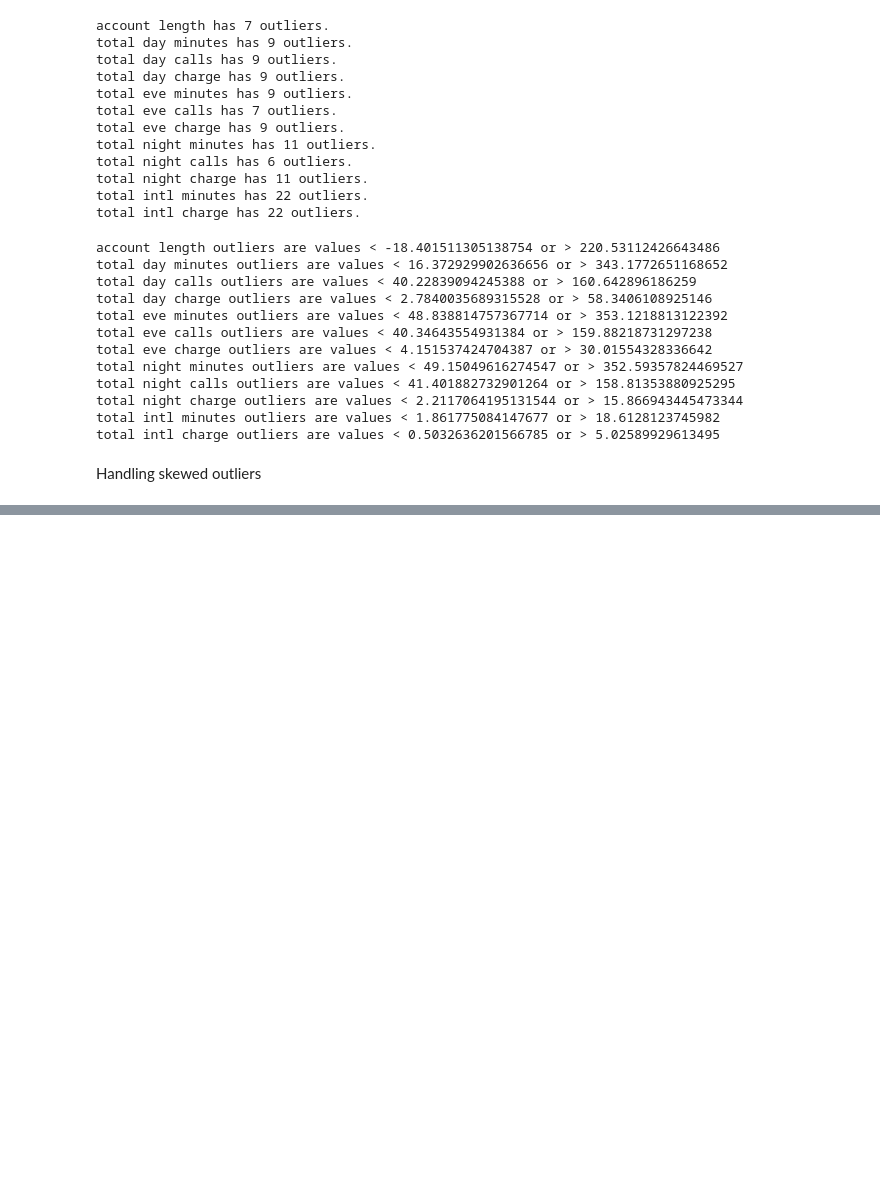
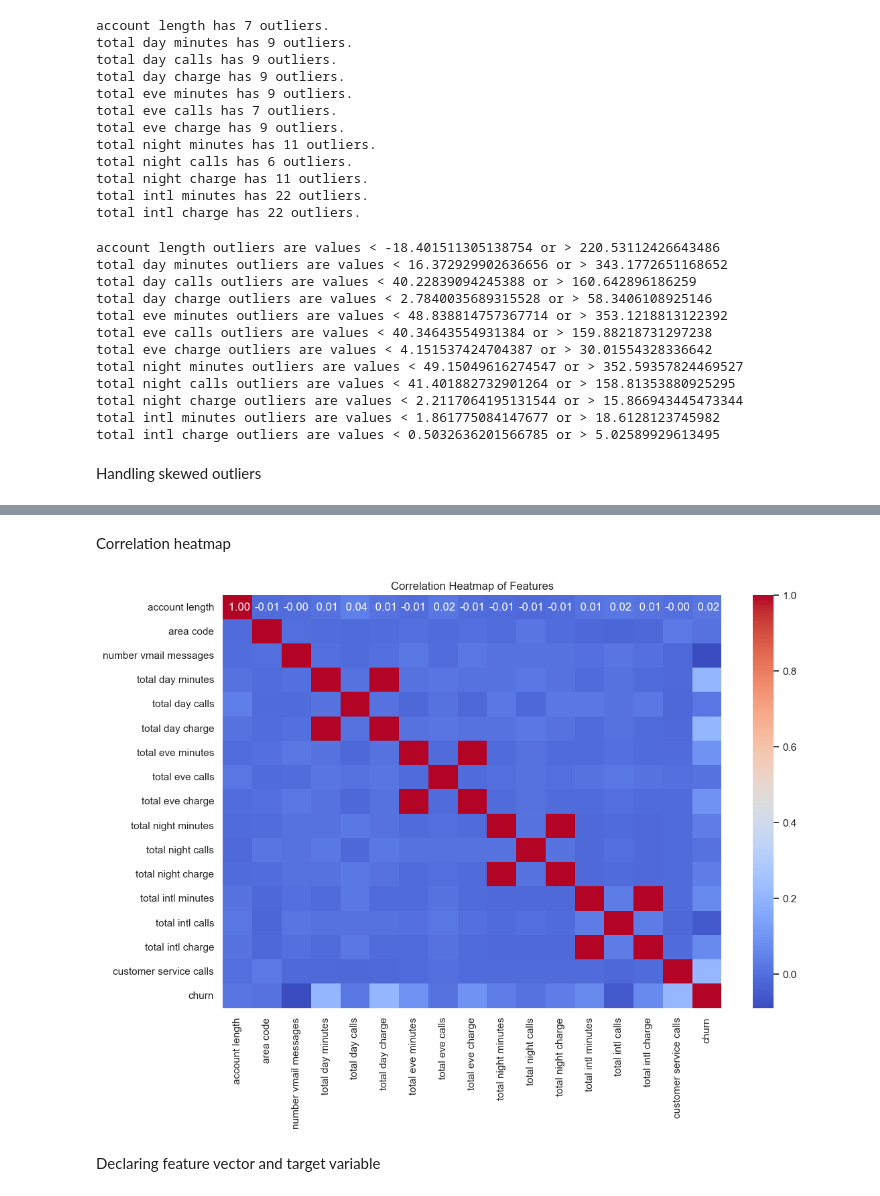
Before and after one commit to victoriamuinde07/Data-science-project-SyrialTel-project, a Jupyter notebook: index.ipynb, the cells around one changed output, grey strips where cells are left out. Drawn from its saved outputs; the diff is of its cells as text; code cells hidden in the pictures; blank space fills up the shorter version.

```diff
--- a/index.ipynb
+++ b/index.ipynb
@@ -592,0 +626,12 @@ for column in skewed_columns:
+# %% [markdown]
+Correlation heatmap
+# %%
+plt.figure(figsize=(12,8))
+sns.heatmap(df[numerical].corr(), annot=True, cmap='coolwarm', fmt=' .2f')
+plt.title('Correlation Heatmap of Features')
+plt.savefig('Images/correlation_heatmap.png')
+plt.show()
+# %% [output]
+[figure, added]
+# %% [markdown]
+Declaring feature vector and target variable
```
Also changed, not shown: parts of 19 cells of this notebook, 2 other files.
